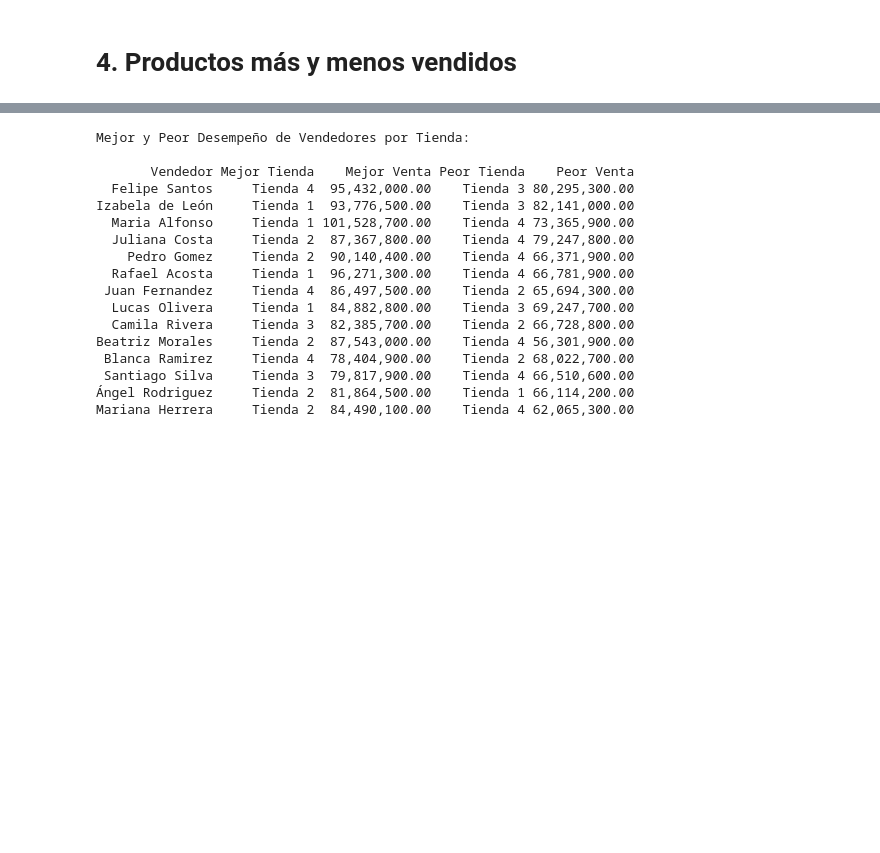
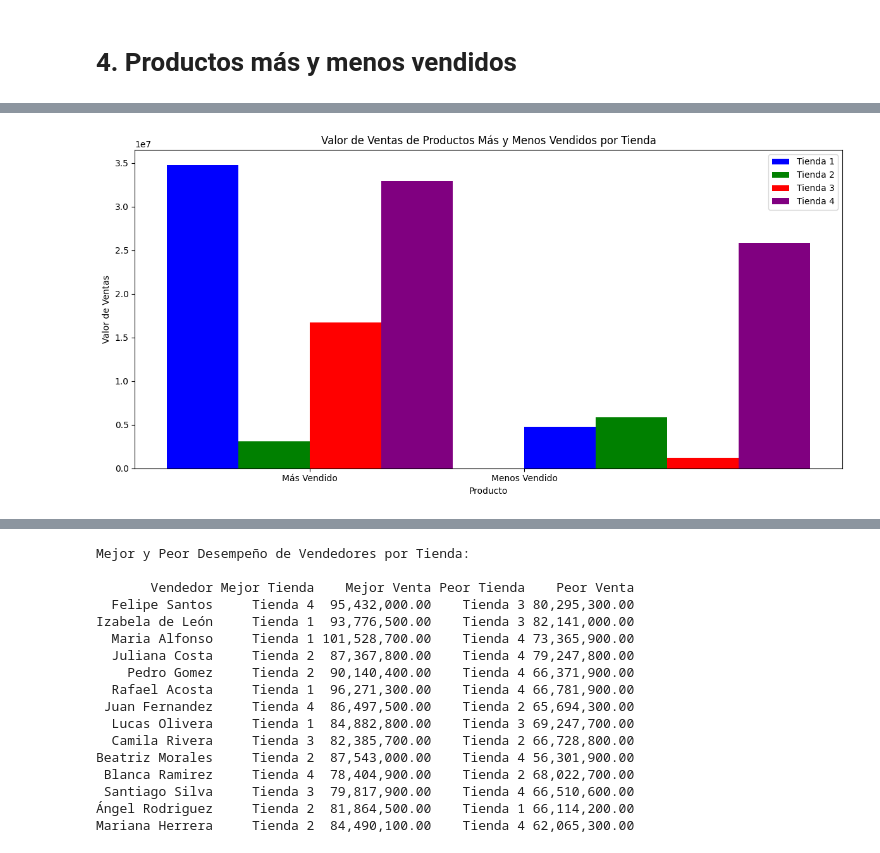
Before and after one commit to Maucho6340/challenge1-data-science-latam, a Jupyter notebook: AluraStoreLatam.ipynb, the cells around one changed output, grey strips where cells are left out. Cells and saved outputs as stored; diff of their text form; code cells hidden in the pictures; blank space fills up the shorter version.

```diff
--- a/AluraStoreLatam.ipynb
+++ b/AluraStoreLatam.ipynb
@@ -233,6 +233,7 @@ El promedio de calificación de la tienda Tienda 4 es: 4.00
 # 4. Productos más y menos vendidos
 # %%
 import pandas as pd
+import matplotlib.pyplot as plt
 
 # Cargar los datos de las tiendas desde las URLs
 url_tienda1 = "https://raw.githubusercontent.com/alura-es-cursos/challenge1-data-science-latam/refs/heads/main/base-de-datos-challenge1-latam/tienda_1%20.csv"
@@ -256,28 +257,84 @@ todas_las_tiendas = pd.concat([tienda1, tienda2, tienda3, tienda4], ignore_index
 
 # Función para encontrar el producto más y menos vendido en una tienda
 def reporte_tienda(tienda_df, nombre_tienda):
+    """
+    Genera un reporte de los productos más y menos vendidos para una tienda específica,
+    incluyendo el valor de las ventas con separadores de miles y el porcentaje
+    respecto al total de ventas de ese producto.
 
+    Args:
+        tienda_df (pd.DataFrame): DataFrame con los datos de la tienda.
+        nombre_tienda (str): Nombre de la tienda.
+
+    Returns:
+        None: Imprime el reporte en la consola.
+    """
     # Calcular las ventas por producto en la tienda
     ventas_por_producto = tienda_df['Producto'].value_counts()
+
+    # Calcular el valor de las ventas por producto
+    valor_ventas_por_producto = tienda_df.groupby('Producto')['Precio'].sum()
+
+    # Calcular el total de ventas de cada producto en todas las tiendas
+    total_ventas_por_producto = todas_las_tiendas['Producto'].value_counts()
+    total_valor_ventas_por_producto = todas_las_tiendas.groupby('Producto')['Precio'].sum()
 
     # Encontrar el producto más vendido
     producto_mas_vendido = ventas_por_producto.idxmax()
     cantidad_mas_vendido = ventas_por_producto.max()
+    valor_mas_vendido = valor_ventas_por_producto[producto_mas_vendido]
+
+    # Calcular el porcentaje de ventas del producto más vendido respecto al total
+    porcentaje_mas_vendido = (cantidad_mas_vendido / total_ventas_por_producto[producto_mas_vendido]) * 100
 
     # Encontrar el producto menos vendido
     producto_menos_vendido = ventas_por_producto.idxmin()
     cantidad_menos_vendido = ventas_por_producto.min()
+    valor_menos_vendido = valor_ventas_por_producto[producto_menos_vendido]
+    # Calcular el porcentaje de ventas del producto menos vendido respecto al total
+    porcentaje_menos_vendido = (cantidad_menos_vendido / total_ventas_por_producto[producto_menos_vendido]) * 100
 
     # Imprimir el reporte
     print(f"\nReporte de la {nombre_tienda}:\n")
-    print(f"Producto más vendido: {producto_mas_vendido} (Cantidad: {cantidad_mas_vendido})")
-    print(f"Producto menos vendido: {producto_menos_vendido} (Cantidad: {cantidad_menos_vendido})")
+    print(f"Producto más vendido: {producto_mas_vendido} (Cantidad: {cantidad_mas_vendido}, Valor: {valor_mas_vendido:,.2f}, Porcentaje del total: {porcentaje_mas_vendido:.2f}%)")
+    print(f"Producto menos vendido: {producto_menos_vendido} (Cantidad: {cantidad_menos_vendido}, Valor: {valor_menos_vendido:,.2f}, Porcentaje del total: {porcentaje_menos_vendido:.2f}%)")
 
-# Aplicar la función a cada tienda
-reporte_tienda(tienda1, 'Tienda 1')
-reporte_tienda(tienda2, 'Tienda 2')
-reporte_tienda(tienda3, 'Tienda 3')
-reporte_tienda(tienda4, 'Tienda 4')
+    return producto_mas_vendido, valor_mas_vendido, producto_menos_vendido, valor_menos_vendido
+
+# Aplicar la función a cada tienda y guardar los resultados
+producto_mas_vendido1, valor_mas_vendido1, producto_menos_vendido1, valor_menos_vendido1 = reporte_tienda(tienda1, 'Tienda 1')
+producto_mas_vendido2, valor_mas_vendido2, producto_menos_vendido2, valor_menos_vendido2 = reporte_tienda(tienda2, 'Tienda 2')
+producto_mas_vendido3, valor_mas_vendido3, producto_menos_vendido3, valor_menos_vendido3 = reporte_tienda(tienda3, 'Tienda 3')
+producto_mas_vendido4, valor_mas_vendido4, producto_menos_vendido4, valor_menos_vendido4 = reporte_tienda(tienda4, 'Tienda 4')
+
+# Crear el gráfico de barras
+fig, ax = plt.subplots(figsize=(12, 6))
+
+# Ancho de las barras
+bar_width = 0.2
+
+# Posiciones de las barras para cada tienda
+r1 = [0, 1] # Posiciones para los productos más y menos vendidos de la Tienda 1
+r2 = [x + bar_width for x in r1] # Posiciones para los productos más y menos vendidos de la Tienda 2
+r3 = [x + bar_width for x in r2] # Posiciones para los productos más y menos vendidos de la Tienda 3
+r4 = [x + bar_width for x in r3] # Posiciones para los productos más y menos vendidos de la Tienda 4
+
+# Crear las barras para cada tienda
+ax.bar(r1, [valor_mas_vendido1, valor_menos_vendido1], width=bar_width, label='Tienda 1', color='blue')
+ax.bar(r2, [valor_mas_vendido2, valor_menos_vendido2], width=bar_width, label='Tienda 2', color='green')
+ax.bar(r3, [valor_mas_vendido3, valor_menos_vendido3], width=bar_width, label='Tienda 3', color='red')
+ax.bar(r4, [valor_mas_vendido4, valor_menos_vendido4], width=bar_width, label='Tienda 4', color='purple')
+
+# Añadir etiquetas y título
+ax.set_xlabel('Producto')
+ax.set_ylabel('Valor de Ventas')
+ax.set_title('Valor de Ventas de Productos Más y Menos Vendidos por Tienda')
+ax.set_xticks([bar_width * 1.5, bar_width * 4.5])  # Ajustar las posiciones de las etiquetas del eje x
+ax.set_xticklabels(['Más Vendido', 'Menos Vendido']) # Etiquetas del eje x
+ax.legend()
+
+plt.tight_layout()
+plt.show()
 # %% [output]
 Reporte de la Tienda 1:
 
@@ -300,0 +358 @@ Producto menos vendido: Guitarra eléctrica (Cantidad: 33)
+[figure, added]
```
Also changed, not shown: parts of 12 cells of this notebook.
